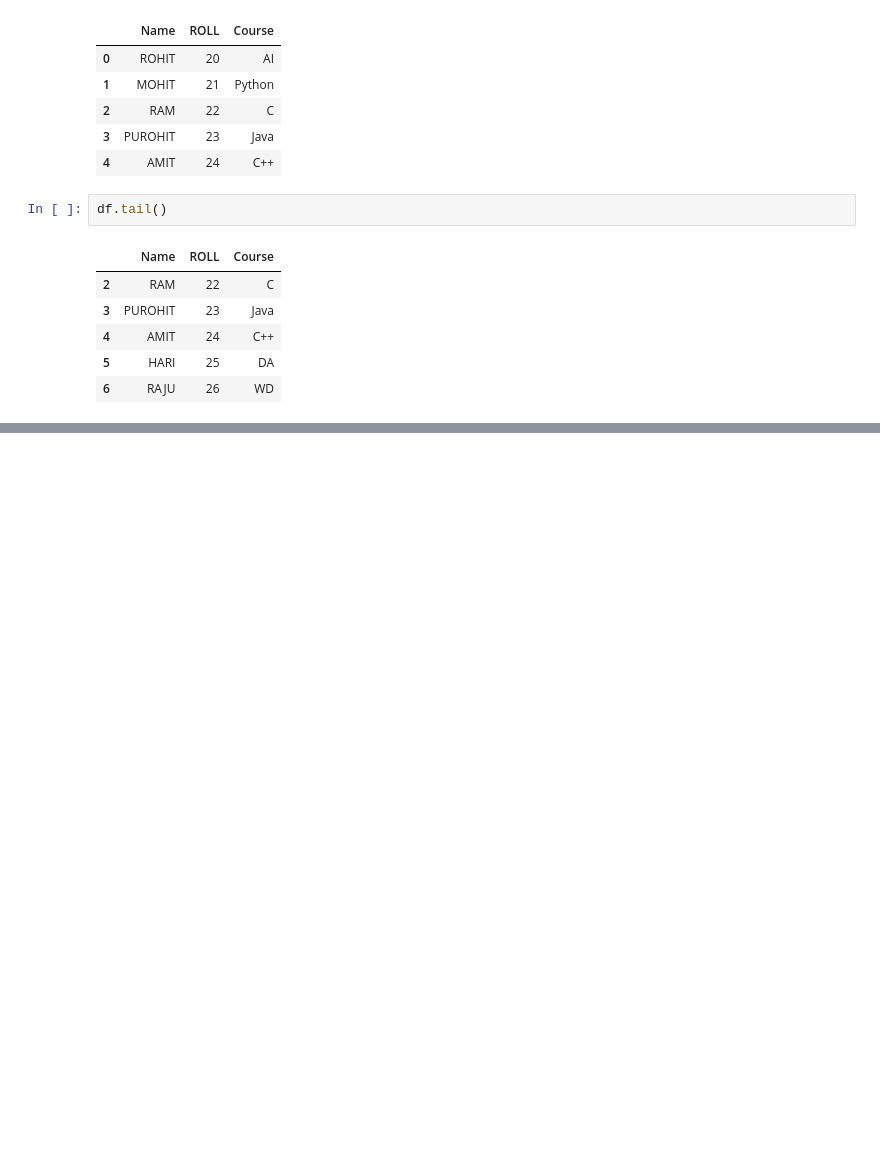
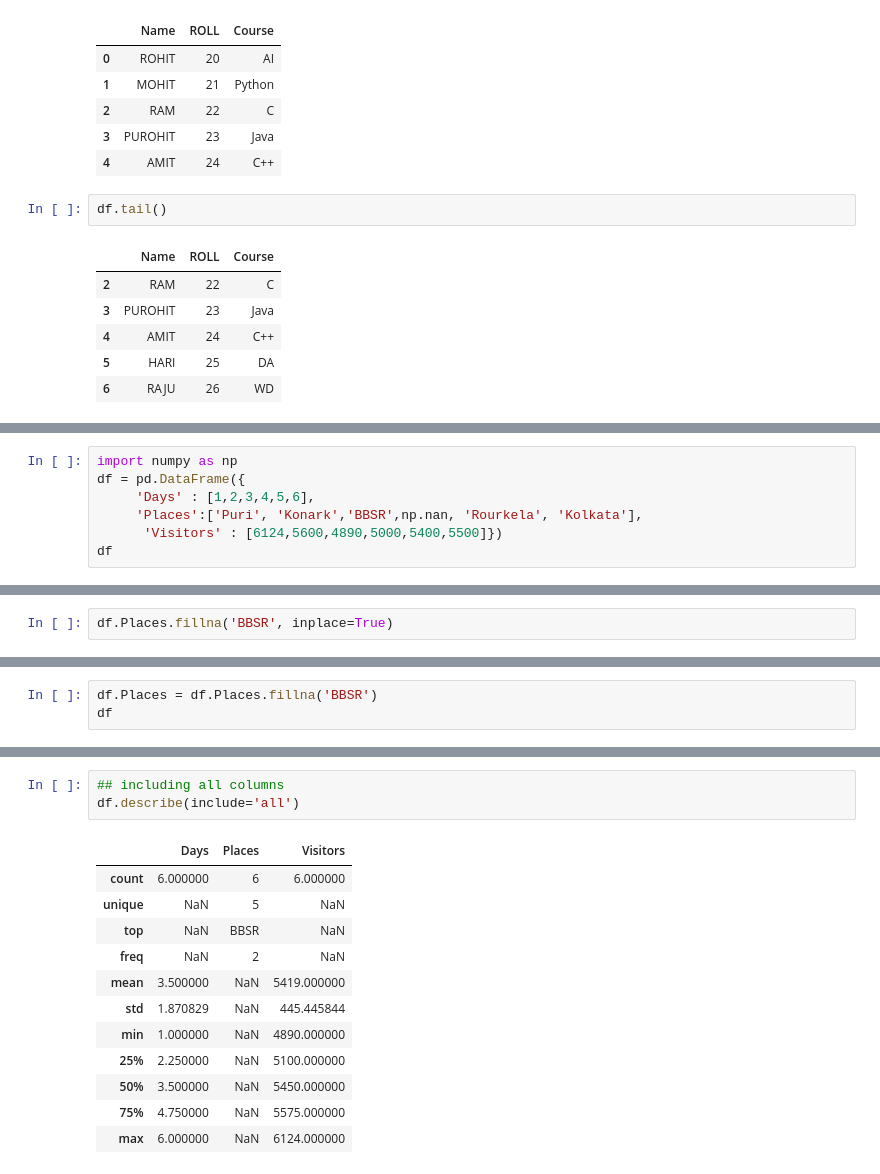
Before and after one commit to HanadIsmail/cttc-ai-ml-training, a Jupyter notebook: week1/Pandas/Pandas_notes.ipynb, the cells around one changed output, grey strips where cells are left out. Cells and saved outputs as stored; diff of their text form; blank space fills up the shorter version.

```diff
--- a/week1/Pandas/Pandas_notes.ipynb
+++ b/week1/Pandas/Pandas_notes.ipynb
@@ -187,0 +268,7 @@ df.tail()
+# %%
+import numpy as np
+df = pd.DataFrame({
+     'Days' : [1,2,3,4,5,6],
+     'Places':['Puri', 'Konark','BBSR',np.nan, 'Rourkela', 'Kolkata'],
+      'Visitors' : [6124,5600,4890,5000,5400,5500]})
+df
@@ -187,0 +316,2 @@ df.tail()
+# %%
+df.Places.fillna('BBSR', inplace=True)
@@ -187,0 +325,3 @@ df.tail()
+# %%
+df.Places = df.Places.fillna('BBSR')
+df
@@ -187,0 +377,16 @@ df.tail()
+# %%
+## including all columns
+df.describe(include='all')
+# %% [output]
+|  | Days | Places | Visitors |
+| count | 6.000000 | 6 | 6.000000 |
+| unique | NaN | 5 | NaN |
+| top | NaN | BBSR | NaN |
+| freq | NaN | 2 | NaN |
+| mean | 3.500000 | NaN | 5419.000000 |
+| std | 1.870829 | NaN | 445.445844 |
+| min | 1.000000 | NaN | 4890.000000 |
+| 25% | 2.250000 | NaN | 5100.000000 |
+| 50% | 3.500000 | NaN | 5450.000000 |
+| 75% | 4.750000 | NaN | 5575.000000 |
+| max | 6.000000 | NaN | 6124.000000 |
```
Also changed, not shown: parts of 22 cells of this notebook, 2 other files.
